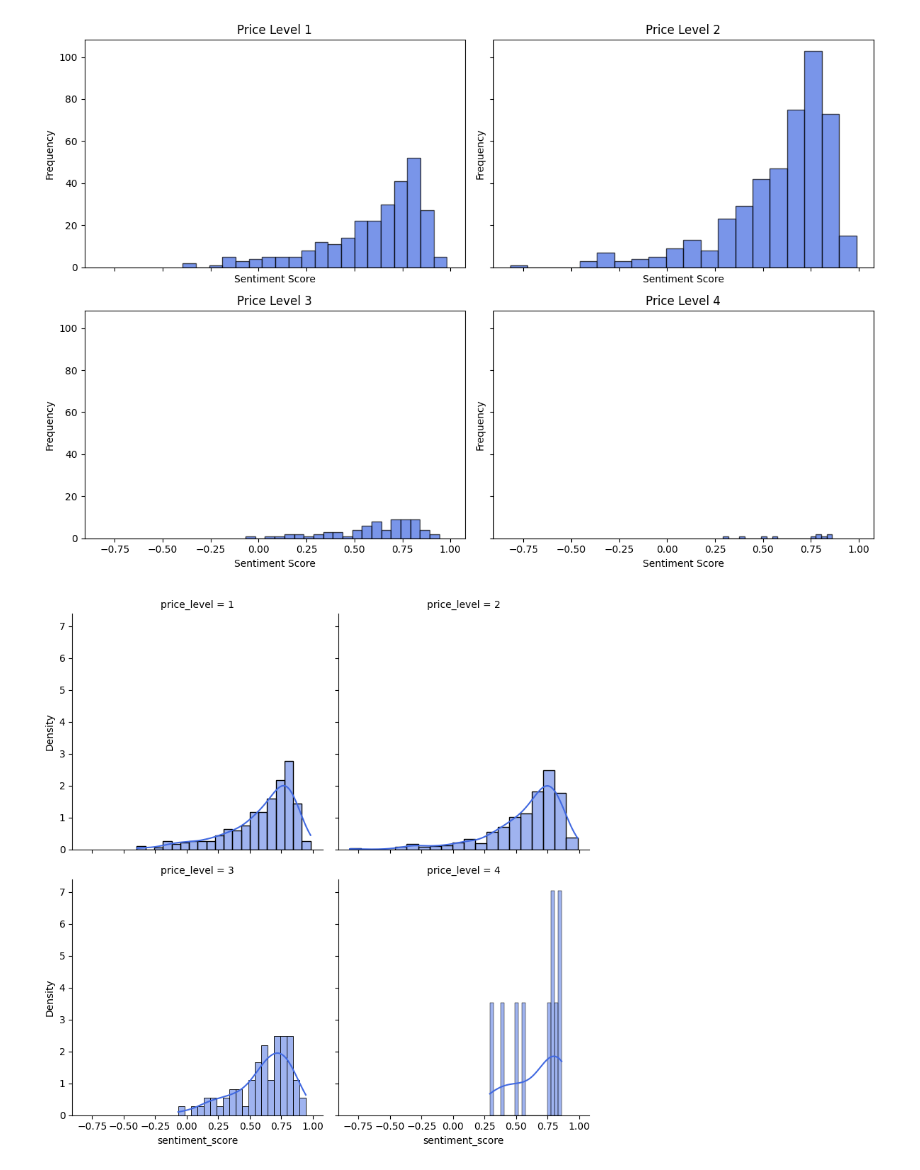
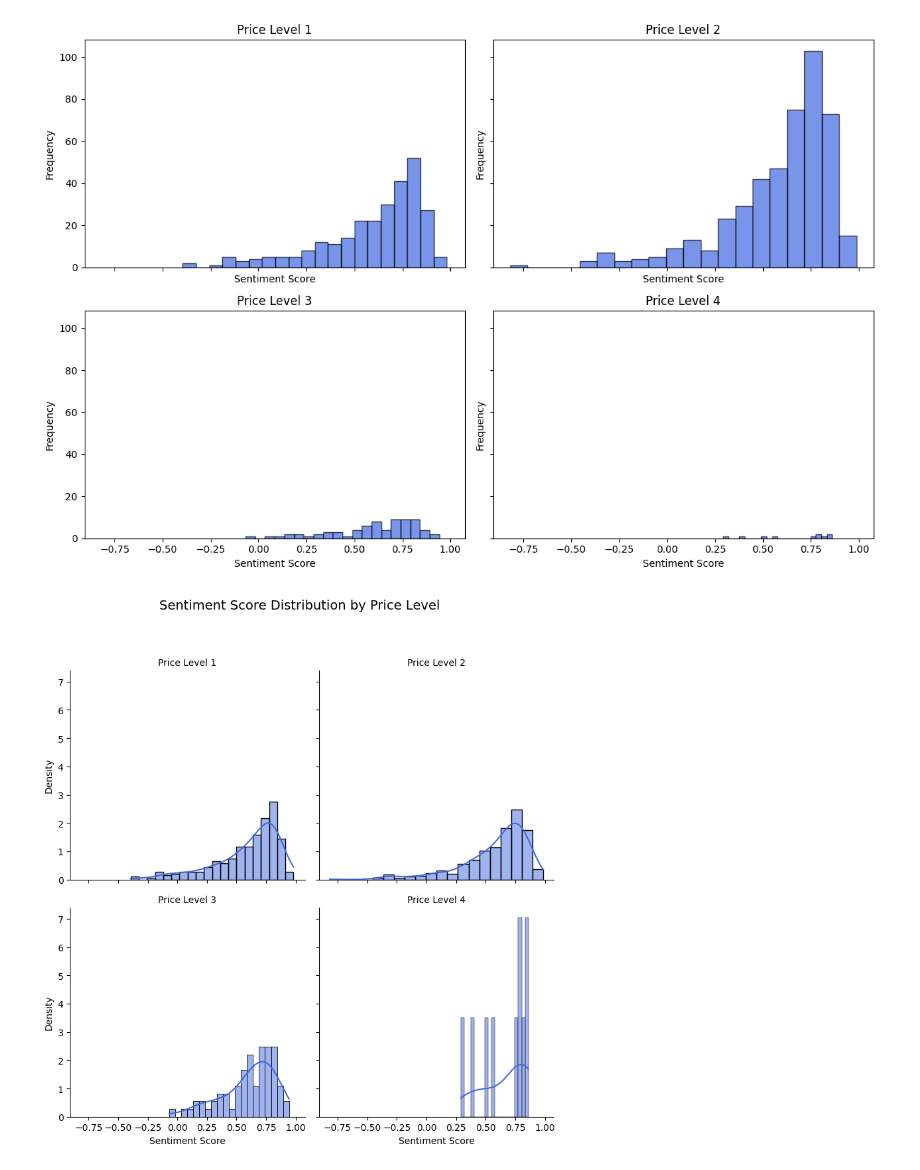
Before and after one commit to avesselinov/Project1, a Jupyter notebook: SCRIPTS/Sentiment_Score_Histograms.ipynb, the cells around one changed output. Drawn from its saved outputs; the diff is of its cells as text; code cells hidden in the pictures.

Commit message:
Update histograms

```diff
--- a/SCRIPTS/Sentiment_Score_Histograms.ipynb
+++ b/SCRIPTS/Sentiment_Score_Histograms.ipynb
@@ -69,11 +69,24 @@ plt.show()
 # %%
 # Create a FacetGrid for multiple histograms, normalizing each price level
 g = sns.FacetGrid(df, col="price_level", col_wrap=2, height=4, sharex=True, sharey=True)
 
 # Plot sentiment score distribution with density normalization
 g.map(sns.histplot, "sentiment_score", bins=20, stat="density", kde=True, color="royalblue", edgecolor='black')
 
-# Adjust layout and show plot
+# Add individual titles for each subplot
+g.set_titles("Price Level {col_name}")  # {col_name} inserts the column value (1,2,3,4)
+
+# Add shared X and Y axis labels
+g.set_axis_labels("Sentiment Score", "Density")
+
+# Add a main title
+g.fig.suptitle("Sentiment Score Distribution by Price Level", fontsize=14, y=1.05)
+
+# save image
+plt.savefig("sentiment_distribution.png", dpi=300, bbox_inches="tight")
+
+# Adjust layout to prevent overlap
+plt.tight_layout()
 plt.show()
 # %% [output]
-[figure, old version]
+[figure, new version]
```
Also changed, not shown: parts of 3 cells of this notebook.
